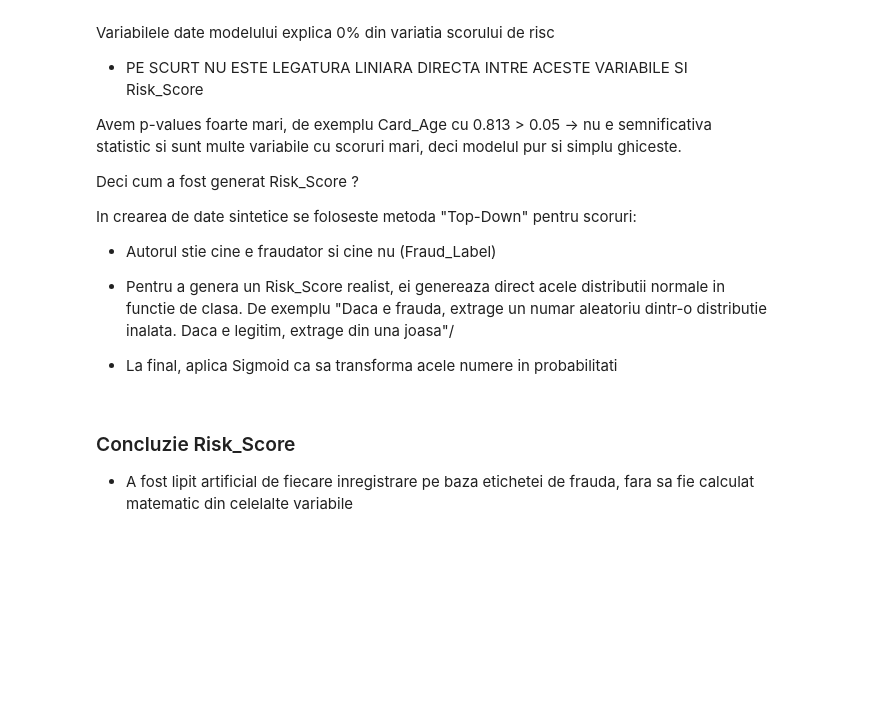
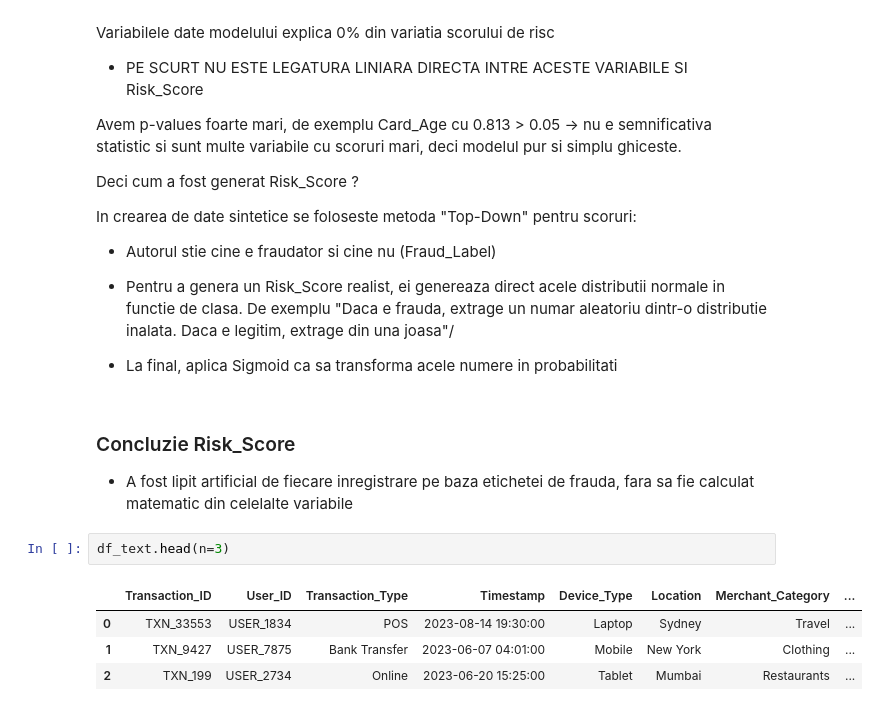
Before and after one commit to BejenaruIoanMatei/Financial-Fraud-Detection, a Jupyter notebook: notebooks/EDA.ipynb, the cells around one changed output. Cells and saved outputs as stored; diff of their text form; blank space fills up the shorter version.

```diff
--- a/notebooks/EDA.ipynb
+++ b/notebooks/EDA.ipynb
@@ -291,3 +291,10 @@ In crearea de date sintetice se foloseste metoda "Top-Down" pentru scoruri:
 ### Concluzie Risk_Score
 
 -   A fost lipit artificial de fiecare inregistrare pe baza etichetei de frauda, fara sa fie calculat matematic din celelalte variabile
+# %%
+df_text.head(n=3)
+# %% [output]
+|  | Transaction_ID | User_ID | Transaction_Type | Timestamp | Device_Type | Location | Merchant_Category | ... |
+| 0 | TXN_33553 | USER_1834 | POS | 2023-08-14 19:30:00 | Laptop | Sydney | Travel | ... |
+| 1 | TXN_9427 | USER_7875 | Bank Transfer | 2023-06-07 04:01:00 | Mobile | New York | Clothing | ... |
+| 2 | TXN_199 | USER_2734 | Online | 2023-06-20 15:25:00 | Tablet | Mumbai | Restaurants | ... |
```
Also changed, not shown: parts of 7 cells of this notebook.
